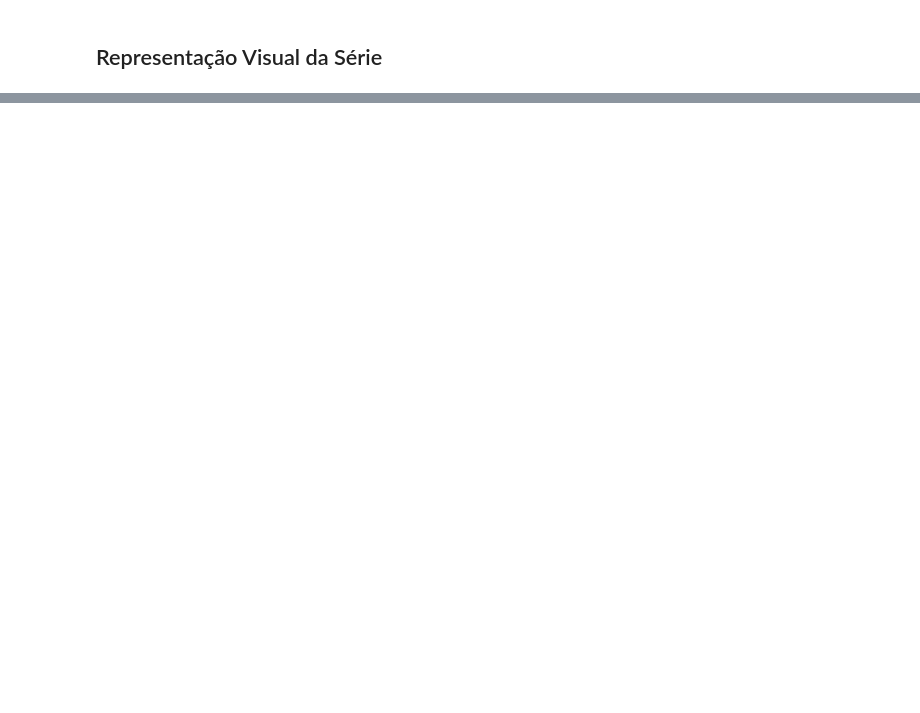
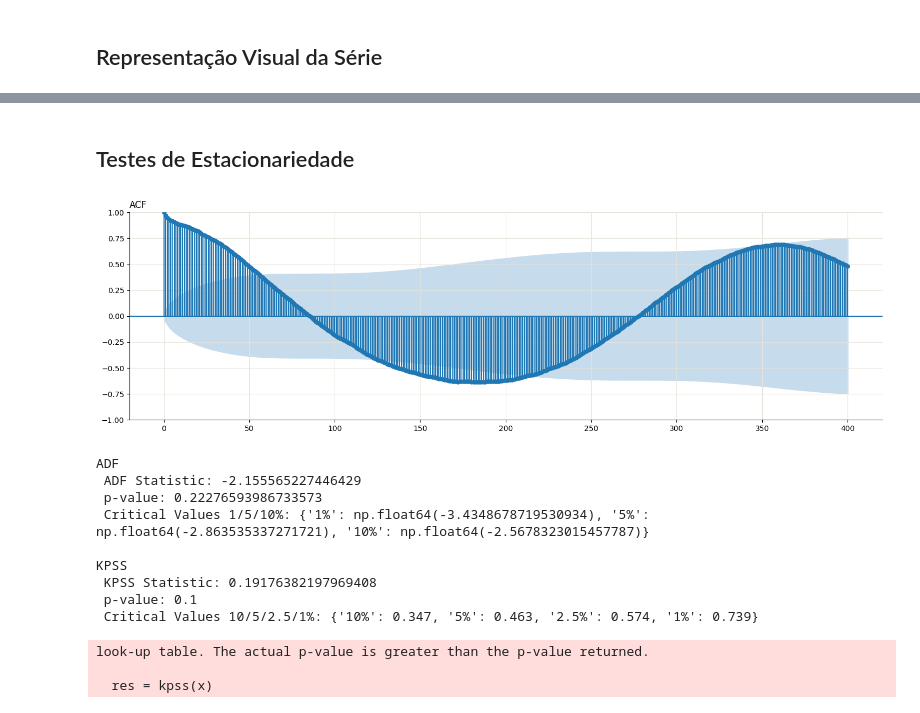
Before and after one commit to KarinaShimoiizaka/Modelagem-Comparativa-de-Series-Temporais, a Jupyter notebook: temperatura/main.ipynb, the cells around one changed output, grey strips where cells are left out. Cells and saved outputs as stored; diff of their text form; code cells hidden in the pictures; blank space fills up the shorter version.

```diff
--- a/temperatura/main.ipynb
+++ b/temperatura/main.ipynb
@@ -69,0 +394,55 @@ plt.show()
+# %% [markdown]
+## Testes de Estacionariedade
+# %%
+# Funções
+def test_adf(x):
+    res = adfuller(x)
+
+    results = {
+        'ADF Statistic': res[0],
+        'p-value': res[1],
+        'Critical Values 1/5/10%': res[4],
+    }
+
+    print('ADF')
+
+    for k, v in results.items():
+        print(f' {k}: {v}')
+
+def test_kpss(x):
+    res = kpss(x)
+
+    results = {
+        'KPSS Statistic': res[0],
+        'p-value': res[1],
+        'Critical Values 10/5/2.5/1%': res[3],
+    }
+
+    print('KPSS')
+
+    for k, v in results.items():
+        print(f' {k}: {v}')
+# %%
+# 400 lags para enxergar o ciclo anual (lag 365)
+fig, ax = plt.subplots(figsize=(18,5))
+plot_acf(df["meantemp"], lags=400, ax=ax)
+ax.set_title('ACF')
+plt.show()
+
+test_adf(df["meantemp"])
+print()
+test_kpss(df["meantemp"])
+# %% [output]
+[figure, added]
+ADF
+ ADF Statistic: -2.155565227446429
+ p-value: 0.22276593986733573
+ Critical Values 1/5/10%: {'1%': np.float64(-3.4348678719530934), '5%': np.float64(-2.863535337271721), '10%': np.float64(-2.5678323015457787)}
+
+KPSS
+ KPSS Statistic: 0.19176382197969408
+ p-value: 0.1
+ Critical Values 10/5/2.5/1%: {'10%': 0.347, '5%': 0.463, '2.5%': 0.574, '1%': 0.739}
+look-up table. The actual p-value is greater than the p-value returned.
+
+  res = kpss(x)
```
Also changed, not shown: parts of 34 cells of this notebook, 7 other files.
